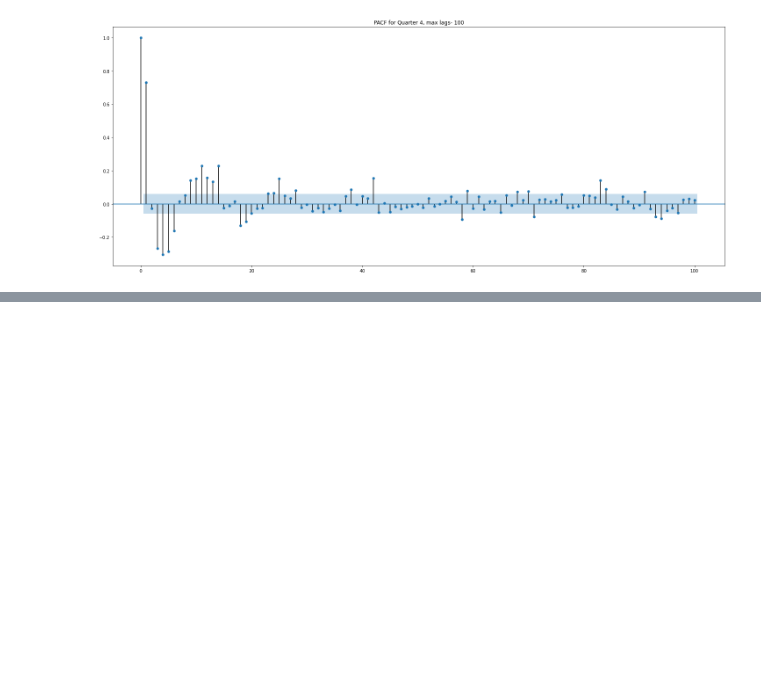
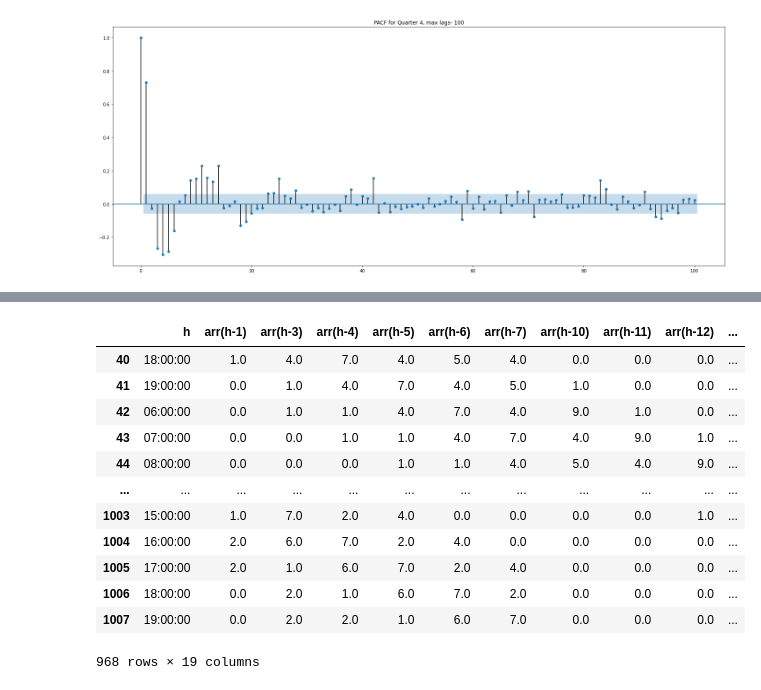
Before and after one commit to rajivsam/cmi_count_data_modeling, a Jupyter notebook: notebooks/week_4_tasks.ipynb, the cells around one changed output, grey strips where cells are left out. Cells and saved outputs as stored; diff of their text form; code cells hidden in the pictures; blank space fills up the shorter version.

```diff
--- a/notebooks/week_4_tasks.ipynb
+++ b/notebooks/week_4_tasks.ipynb
@@ -122,0 +203,17 @@ sig_lags(Q4)
+# %%
+Q2_df.dropna(inplace=True)
+Q2_df
+# %% [output]
+|  | h | arr(h-1) | arr(h-3) | arr(h-4) | arr(h-5) | arr(h-6) | arr(h-7) | arr(h-10) | arr(h-11) | arr(h-12) | ... |
+| 40 | 18:00:00 | 1.0 | 4.0 | 7.0 | 4.0 | 5.0 | 4.0 | 0.0 | 0.0 | 0.0 | ... |
+| 41 | 19:00:00 | 0.0 | 1.0 | 4.0 | 7.0 | 4.0 | 5.0 | 1.0 | 0.0 | 0.0 | ... |
+| 42 | 06:00:00 | 0.0 | 1.0 | 1.0 | 4.0 | 7.0 | 4.0 | 9.0 | 1.0 | 0.0 | ... |
+| 43 | 07:00:00 | 0.0 | 0.0 | 1.0 | 1.0 | 4.0 | 7.0 | 4.0 | 9.0 | 1.0 | ... |
+| 44 | 08:00:00 | 0.0 | 0.0 | 0.0 | 1.0 | 1.0 | 4.0 | 5.0 | 4.0 | 9.0 | ... |
+| ... | ... | ... | ... | ... | ... | ... | ... | ... | ... | ... | ... |
+| 1003 | 15:00:00 | 1.0 | 7.0 | 2.0 | 4.0 | 0.0 | 0.0 | 0.0 | 0.0 | 1.0 | ... |
+| 1004 | 16:00:00 | 2.0 | 6.0 | 7.0 | 2.0 | 4.0 | 0.0 | 0.0 | 0.0 | 0.0 | ... |
+| 1005 | 17:00:00 | 2.0 | 1.0 | 6.0 | 7.0 | 2.0 | 4.0 | 0.0 | 0.0 | 0.0 | ... |
+| 1006 | 18:00:00 | 0.0 | 2.0 | 1.0 | 6.0 | 7.0 | 2.0 | 0.0 | 0.0 | 0.0 | ... |
+| 1007 | 19:00:00 | 0.0 | 2.0 | 2.0 | 1.0 | 6.0 | 7.0 | 0.0 | 0.0 | 0.0 | ... |
+968 rows × 19 columns
```
Also changed, not shown: parts of 23 cells of this notebook.
